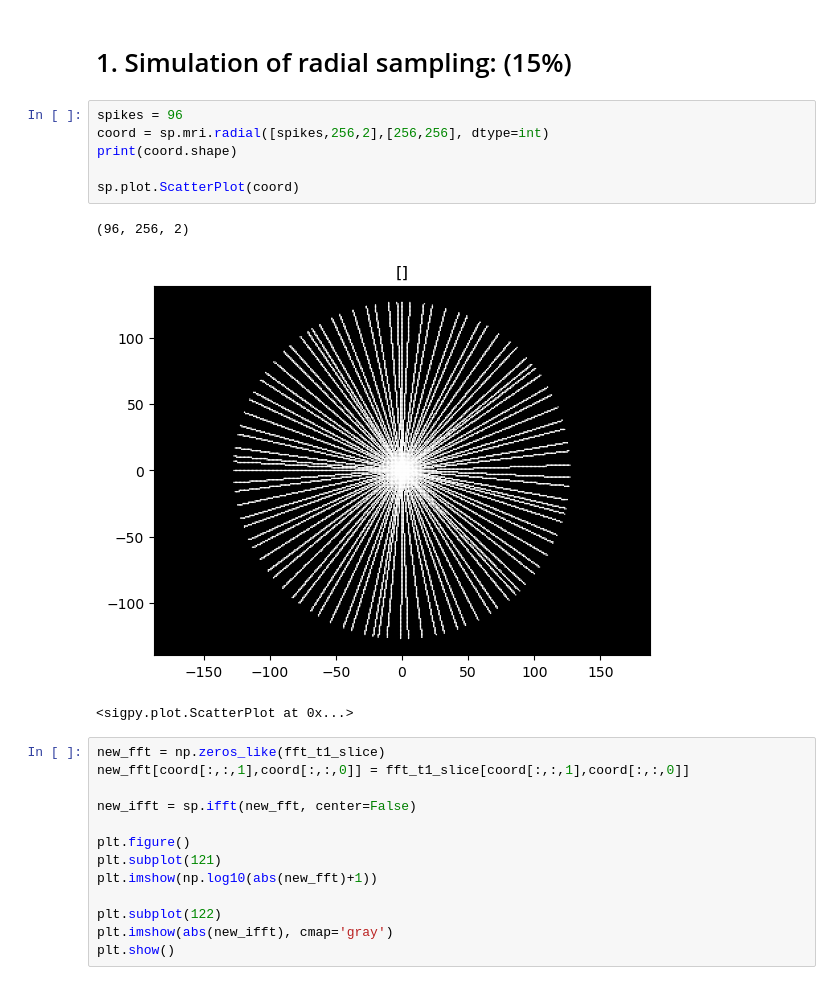
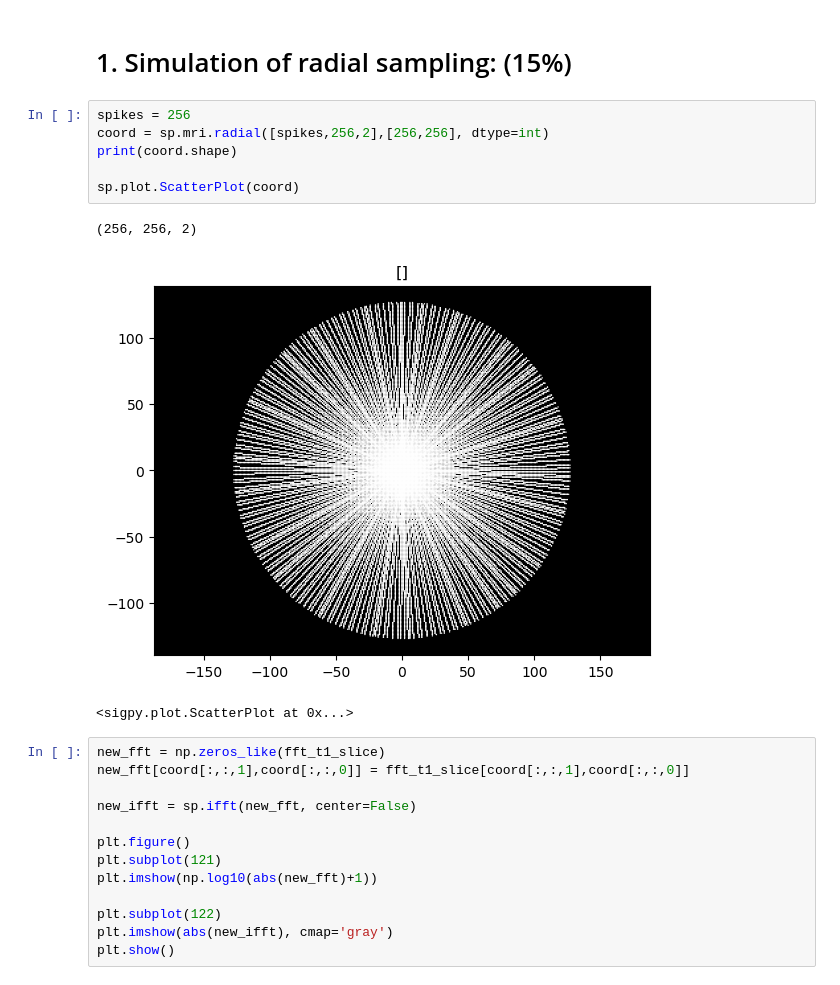
Before and after one commit to lassestahnke/HL2027_recon, a Jupyter notebook: HL2027_project_1.ipynb, the cells around one changed output. Cells and saved outputs as stored; diff of their text form.

```diff
--- a/HL2027_project_1.ipynb
+++ b/HL2027_project_1.ipynb
@@ -29,14 +30,14 @@ plt.show()
 # %% [markdown]
 # 1. Simulation of radial sampling: (15%)
 # %%
-spikes = 96
+spikes = 256
 coord = sp.mri.radial([spikes,256,2],[256,256], dtype=int)
 print(coord.shape)
 
 sp.plot.ScatterPlot(coord)
 # %% [output]
-(96, 256, 2)
+(256, 256, 2)
-[figure, old version]
+[figure, new version]
 <sigpy.plot.ScatterPlot at 0x...>
 # %%
 new_fft = np.zeros_like(fft_t1_slice)
```
Also changed, not shown: parts of 5 cells of this notebook.
